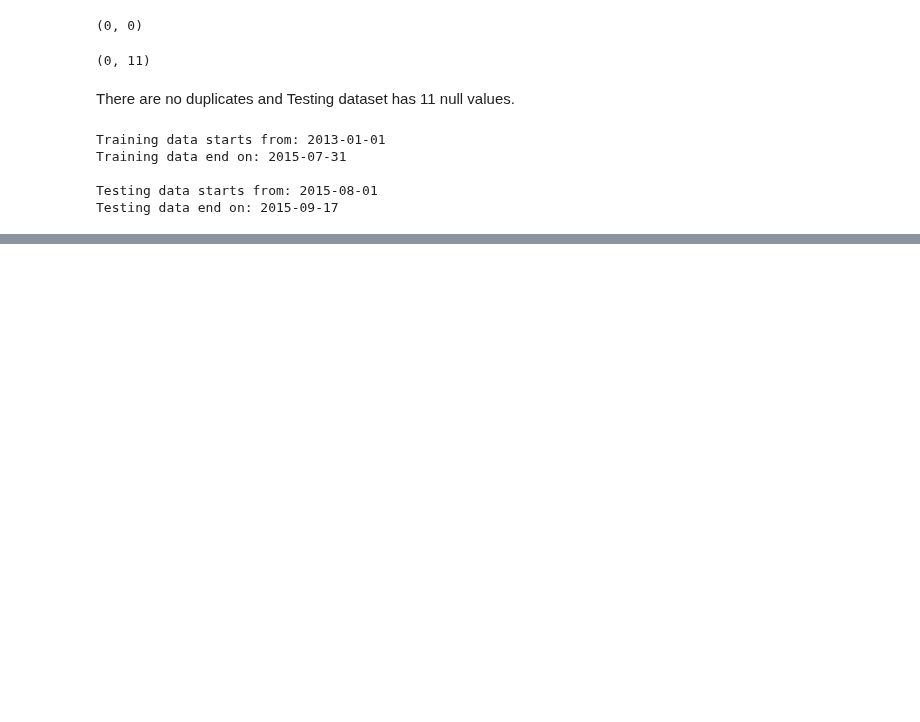
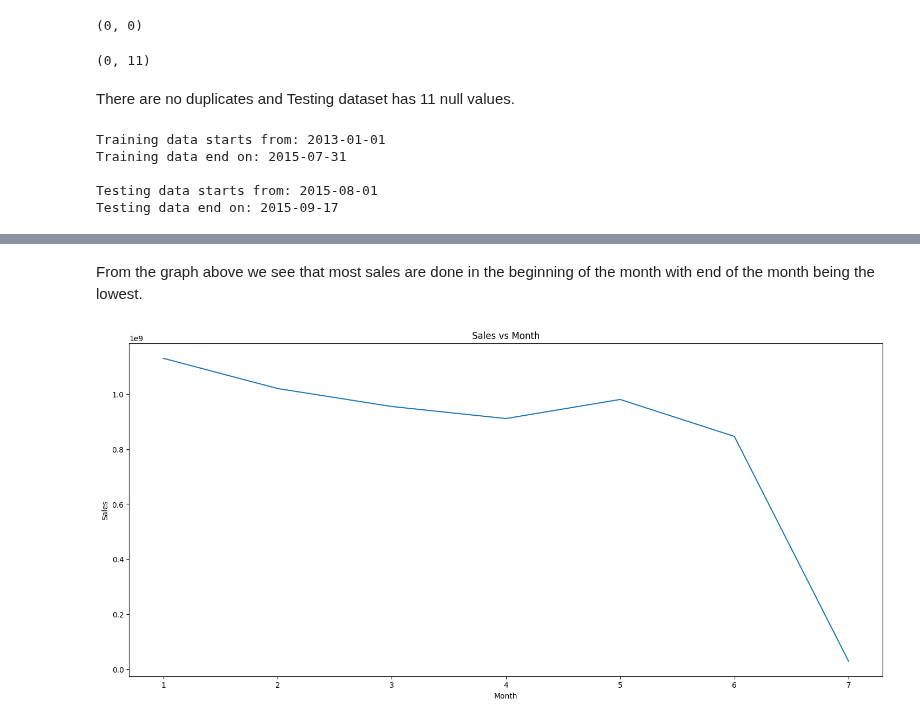
Before and after one commit to susannahsu/rossman-store-sales, a Jupyter notebook: rossman_sales_prediction.ipynb, the cells around one changed output, grey strips where cells are left out. Cells and saved outputs as stored; diff of their text form; code cells hidden in the pictures; blank space fills up the shorter version.

```diff
--- a/rossman_sales_prediction.ipynb
+++ b/rossman_sales_prediction.ipynb
@@ -130,0 +158,11 @@ Testing data end on: 2015-09-17
+# %% [markdown]
+From the graph above we see that most sales are done in the beginning of the month with end of the month being the lowest.
+# %%
+plt.figure(figsize=(18,8))
+plt.plot(df.groupby('DayOfWeek')['Sales'].sum())
+plt.title("Sales vs Month")
+plt.xlabel("Month")
+plt.ylabel("Sales")
+plt.show()
+# %% [output]
+[figure, added]
```
Also changed, not shown: parts of 14 cells of this notebook.
